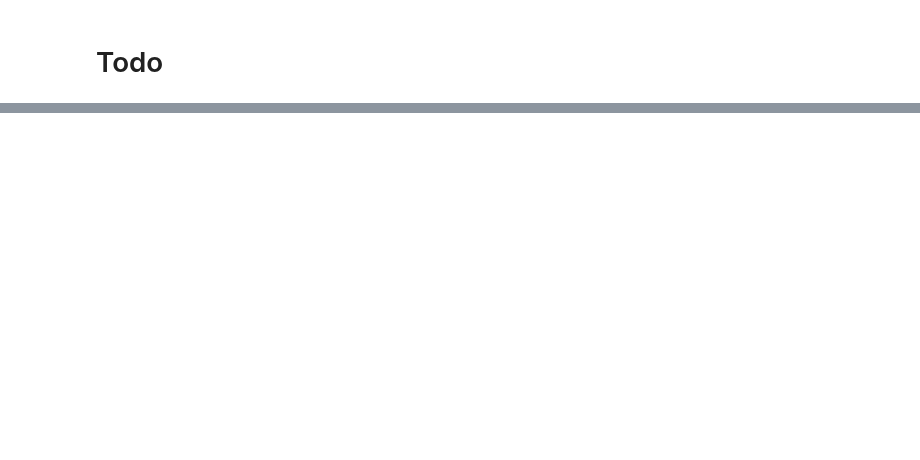
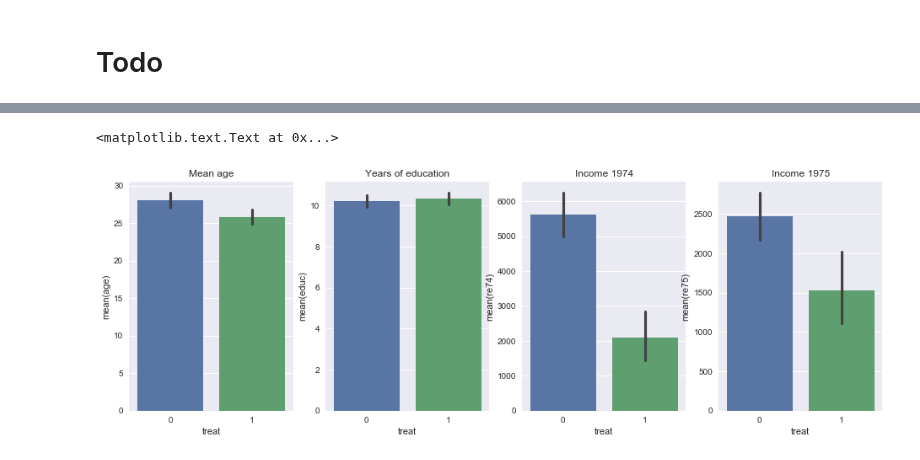
Before and after one commit to roman-bachmann/prayingmantissa, a Jupyter notebook: homework04/notebook.ipynb, the cells around one changed output, grey strips where cells are left out. Saved outputs shown, nothing was run; the diff lists cells and outputs as text; code cells hidden in the pictures; blank space fills up the shorter version.

```diff
--- a/homework04/notebook.ipynb
+++ b/homework04/notebook.ipynb
@@ -164,0 +87,10 @@ axs[2].legend()
+# %%
+fig, axs = plt.subplots(1, 4, figsize=(16, 5))
+
+sns.barplot(x = 'treat',y ='age', data = lalonde,ax = axs[0]).set_title('Mean age')
+sns.barplot(x = 'treat',y ='educ', data = lalonde,ax = axs[1]).set_title('Years of education')
+sns.barplot(x = 'treat',y ='re74', data = lalonde,ax = axs[2]).set_title('Income 1974')
+sns.barplot(x = 'treat',y ='re75', data = lalonde,ax = axs[3]).set_title('Income 1975')
+# %% [output]
+<matplotlib.text.Text at 0x...>
+[figure, added]
```
Also changed, not shown: parts of 45 cells of this notebook.
